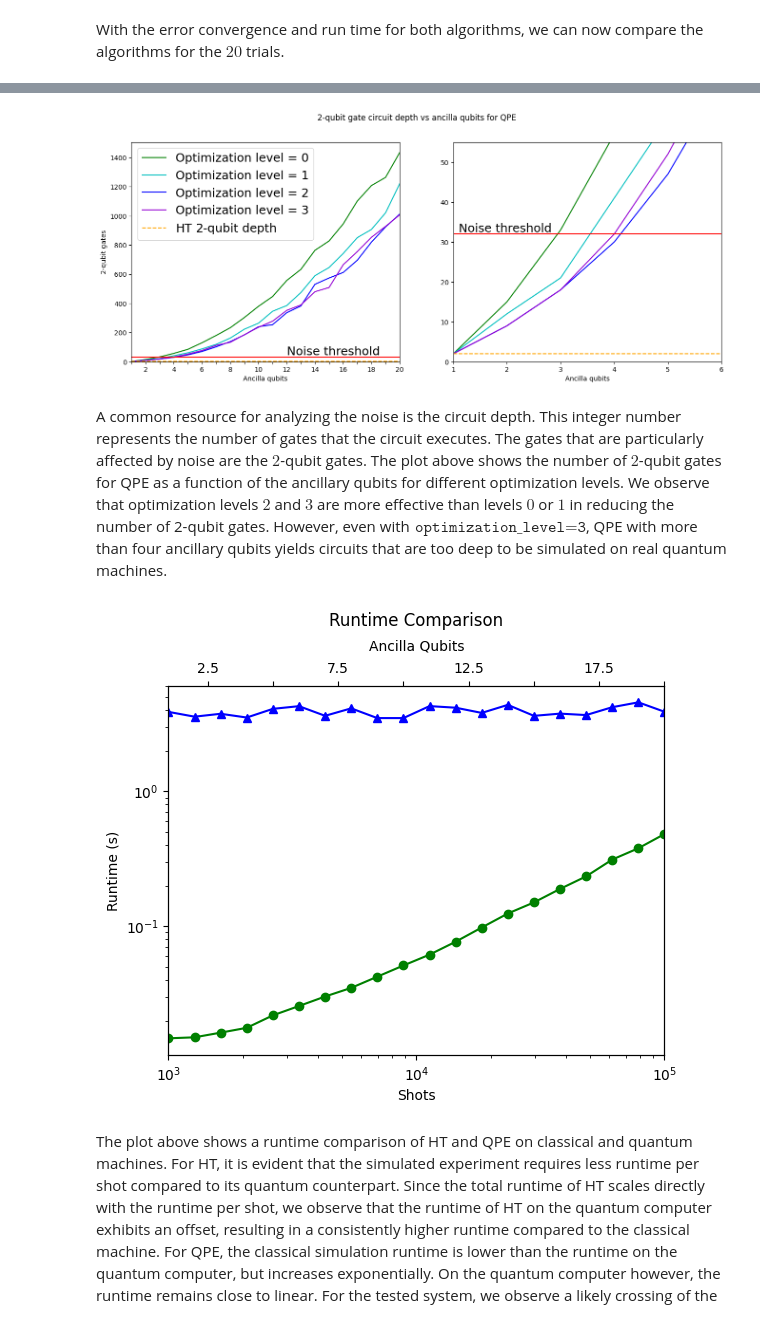
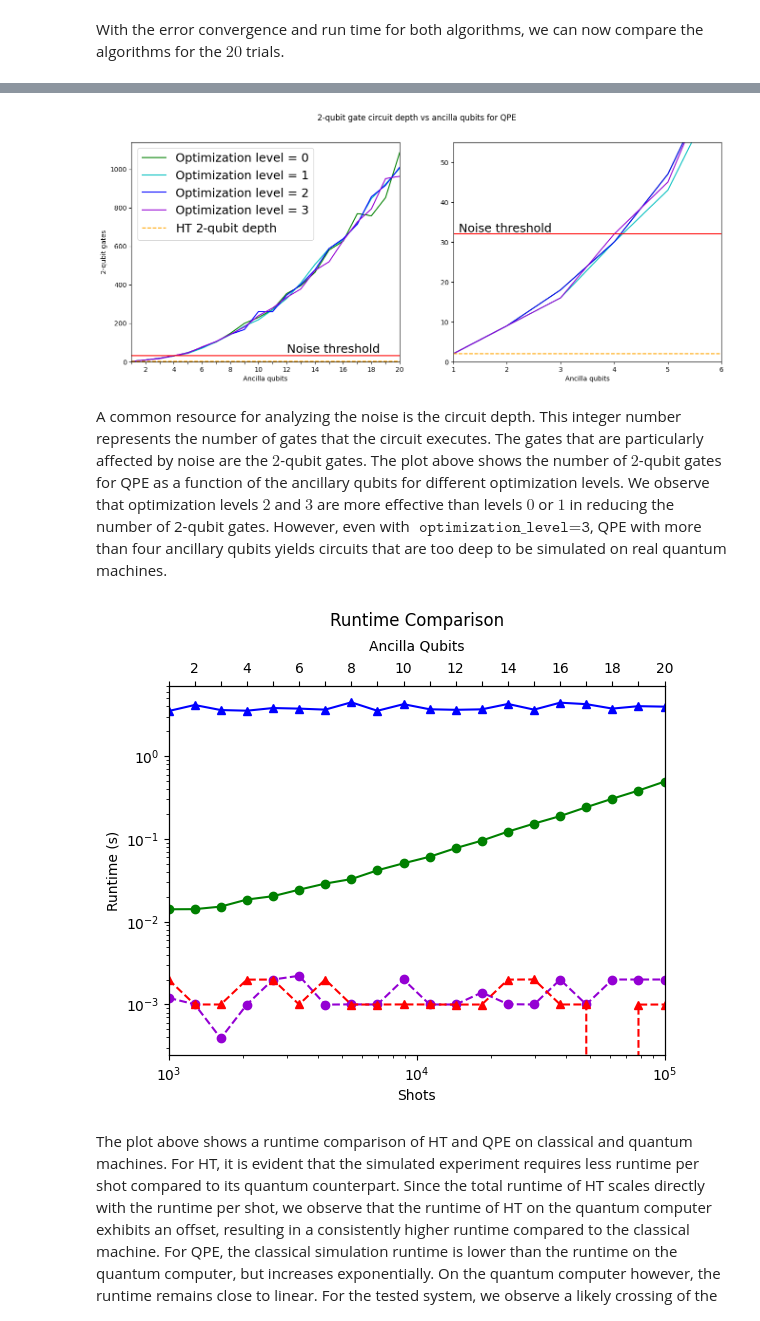
Before and after one commit to Quantum-Linear-Algebra/Intro-to-Quantum-Linear-Algebra, a Jupyter notebook: 6-Quantum_Phase_Estimation_vs_Hadamard_Test.ipynb, the cells around one changed output, grey strips where cells are left out. Drawn from its saved outputs; the diff is of its cells as text; code cells hidden in the pictures.

```diff
--- a/6-Quantum_Phase_Estimation_vs_Hadamard_Test.ipynb
+++ b/6-Quantum_Phase_Estimation_vs_Hadamard_Test.ipynb
@@ -485,11 +256,0 @@ angle = 1/3
-# %%
-print("Decimal Representation of the phase angle:", angle)
-reading_angle = angle
-print("Binary Representation of the phase angle:  0.", end="")
-for i in range(1,ancilla_bits+1):
-    if reading_angle - 1/2**i >= 0:
-        reading_angle -= 1/2**i
-        print("1", end="")
-    else:
-        print("0", end="")
-print()
@@ -515,6 +256,0 @@ QPE_job = sampler.run([qc_trans], shots = num_shots)
-# %%
-# get results for circuit
-result = QPE_job.result()[0]
-
-# gather counts for circuit
-counts = result.data.c.get_counts()
@@ -525,12 +256,0 @@ plot_histogram(counts)
-# %%
-binary_num = ''
-max_num = 0
-for key in counts:
-    if (counts[key] > max_num):
-        max_num = counts[key]
-        binary_num = key
-print("Binary Number with Maximum count:     0."+binary_num)
-decimal_num = 0
-for i in range(len(binary_num)):
-    decimal_num += int(binary_num[i])/2**(i+1)
-print("Decimal Number with Equivalent Value:",decimal_num)
@@ -623,14 +316,14 @@ ax2 = ax.twiny()
 # Plot all data on the same axis
 lin1, = ax.loglog(trials, HT_sim_error, 'go-', label='HT Sim')
 lin2, = ax.loglog(trials, HT_hardware_error, 'b^-', label='HT QC')
-# lin3, = ax.loglog(trials, errorQPES, 'darkviolet', marker='o', ls='--', label='QPE Sim')
-# lin4, = ax.loglog(trials, errorQPEQC, 'r^--', label='QPE QC')
+lin3, = ax.loglog(trials, QPE_sim_error, 'darkviolet', marker='o', ls='--', label='QPE Sim')
+lin4, = ax.loglog(trials, QPE_hardware_error, 'r^--', label='QPE QC')
 
 ax.set_xlim(10**3,10**5)
 
 # Ancilla x-axis
 ax2.set_xlim(1,20)
-# ax2.set_xticks(anc_bits)
+ax2.set_xticks(anc_bits)
 for label in ax2.xaxis.get_ticklabels()[::2]:
     label.set_visible(False)
 
@@ -683,19 +367,19 @@ get_depth(3)
 # %%
 fig, axes = plt.subplots(nrows=1, ncols=2, figsize=(16, 6))
-axes[0].plot(anc_bit, depth0, 'g', ls = '-', label = 'Optimization level = 0')
-axes[0].plot(anc_bit, depth1, 'c', ls = '-', label = 'Optimization level = 1')
-axes[0].plot(anc_bit, depth2, 'b', ls = '-', label = 'Optimization level = 2')
-axes[0].plot(anc_bit, depth3, 'darkviolet', ls = '-', label = 'Optimization level = 3')
+axes[0].plot(anc_bit, depths[0], 'g', ls = '-', label = 'Optimization level = 0')
+axes[0].plot(anc_bit, depths[1], 'c', ls = '-', label = 'Optimization level = 1')
+axes[0].plot(anc_bit, depths[2], 'b', ls = '-', label = 'Optimization level = 2')
+axes[0].plot(anc_bit, depths[3], 'darkviolet', ls = '-', label = 'Optimization level = 3')
 axes[0].set_xticks(anc_bit)
 
 for label in axes[0].xaxis.get_ticklabels()[::2]:
     label.set_visible(False)
 
-val = str(depth3[3])
+val = str(depths[3][3])
 
-axes[0].axhline(y=depth3[3], color='r', linestyle='-')
+axes[0].axhline(y=depths[3][3], color='r', linestyle='-')
 axes[0].axhline(y=2, color='orange', linestyle='--', label = 'HT $2$-qubit depth')
-axes[0].text(12, depth3[3] + 15, "Noise threshold", fontsize = 18, color = 'k')
+axes[0].text(12, depths[3][3] + 15, "Noise threshold", fontsize = 18, color = 'k')
 axes[0].set_ylim(0)
 axes[0].set_xlim(1,20)
 
@@ -706,51 +390,51 @@ axes[0].set_ylabel('2-qubit gates')
 
 axes[1].set_xlabel('Ancilla qubits')
 
-axes[1].plot(anc_bit, depth0, 'g', ls = '-', label = 'Optimization level $= 0$')
-axes[1].plot(anc_bit, depth1, 'c', ls = '-', label = 'Optimization level $= 1$')
-axes[1].plot(anc_bit, depth2, 'b', ls = '-', label = 'Optimization level $= 2$')
-axes[1].plot(anc_bit, depth3, 'darkviolet', ls = '-', label = 'Optimization level $= 3$')
+axes[1].plot(anc_bit, depths[0], 'g', ls = '-', label = 'Optimization level $= 0$')
+axes[1].plot(anc_bit, depths[1], 'c', ls = '-', label = 'Optimization level $= 1$')
+axes[1].plot(anc_bit, depths[2], 'b', ls = '-', label = 'Optimization level $= 2$')
+axes[1].plot(anc_bit, depths[3], 'darkviolet', ls = '-', label = 'Optimization level $= 3$')
 axes[1].set_xticks(anc_bit)
 
-axes[1].axhline(y=depth3[3], color='r', linestyle='-')
+axes[1].axhline(y=depths[3][3], color='r', linestyle='-')
 axes[1].axhline(y=2, color='orange', linestyle='--', label = 'HT depth')
-axes[1].text(1.1, depth3[3] + 0.5, "Noise threshold", fontsize = 18, color = 'k')
+axes[1].text(1.1, depths[3][3] + 0.5, "Noise threshold", fontsize = 18, color = 'k')
 axes[1].set_ylim(0,55)
 axes[1].set_xlim(1,6)
 
 plt.show()
 fig.tight_layout()
 # %% [output]
-[figure, old version]
+[figure, new version]
 # %% [markdown]
-A common resource for analyzing the noise is the circuit depth. This integer number represents the number of gates that the circuit executes. The gates that are particularly affected by noise are the $2$-qubit gates. The plot above shows the number of $2$-qubit gates for QPE as a function of the ancillary qubits for different optimization levels. We observe that optimization levels $2$ and $3$ are more effective than levels $0$ or $1$ in reducing the number of 2-qubit gates. However, even with$\texttt{ optimization\_level=3}$, QPE with more than four ancillary qubits yields circuits that are too deep to be simulated on real quantum machines.
+A common resource for analyzing the noise is the circuit depth. This integer number represents the number of gates that the circuit executes. The gates that are particularly affected by noise are the $2$-qubit gates. The plot above shows the number of $2$-qubit gates for QPE as a function of the ancillary qubits for different optimization levels. We observe that optimization levels $2$ and $3$ are more effective than levels $0$ or $1$ in reducing the number of 2-qubit gates. However, even with $\texttt{ optimization\_level=3}$, QPE with more than four ancillary qubits yields circuits that are too deep to be simulated on real quantum machines.
 # %%
 fig, ax = plt.subplots()
 ax2 = ax.twiny()
 
 # Plot all data on the same axis
-# lin1, = ax.loglog(trials,timesQPES, color = 'darkviolet', marker ='o', ls = '--', label = 'QPE Sim Runtime')
-# lin2, = ax.loglog(trials,timesQPEQC,'r^', ls = '--', label = 'QPE QC Runtime')
+lin1, = ax.loglog(trials,QPE_sim_runtimes, color = 'darkviolet', marker ='o', ls = '--', label = 'QPE Sim Runtime')
+lin2, = ax.loglog(trials,QPE_hardware_runtimes,'r^', ls = '--', label = 'QPE QC Runtime')
 lin3, = ax.loglog(trials,HT_sim_runtime, 'go', ls = '-', label = 'HT Sim Runtime')
 lin4, = ax.loglog(trials,HT_hardware_runtime, 'b^', ls = '-', label = 'HT QC Runtime')
 
 ax.set_xlim(10**3,10**5)
 
 # Ancilla x-axis
 ax2.set_xlim(1,20)
-# ax2.set_xticks(anc_bits)
+ax2.set_xticks(anc_bits)
 for label in ax2.xaxis.get_ticklabels()[::2]:
     label.set_visible(False)
 
 ax2.set_xlabel('Ancilla Qubits', labelpad = 8)
 
 ax.set_xlabel("Shots")
 ax.set_ylabel("Runtime (s)")
 plt.title('Runtime Comparison', pad = 10)
 
 plt.show()
 # %% [output]
-[figure, old version]
+[figure, new version]
 # %% [markdown]
 The plot above shows a runtime comparison of HT and QPE on classical and quantum machines. For HT, it is evident that the simulated experiment requires less runtime per shot compared to its quantum counterpart. Since the total runtime of HT scales directly with the runtime per shot, we observe that the runtime of HT on the quantum computer exhibits an offset, resulting in a consistently higher runtime compared to the classical machine. For QPE, the classical simulation runtime is lower than the runtime on the quantum computer, but increases exponentially. On the quantum computer however, the runtime remains close to linear. For the tested system, we observe a likely crossing of the respective runtimes at some close trial out of our range.
 
```
Also changed, not shown: parts of 47 cells of this notebook.
